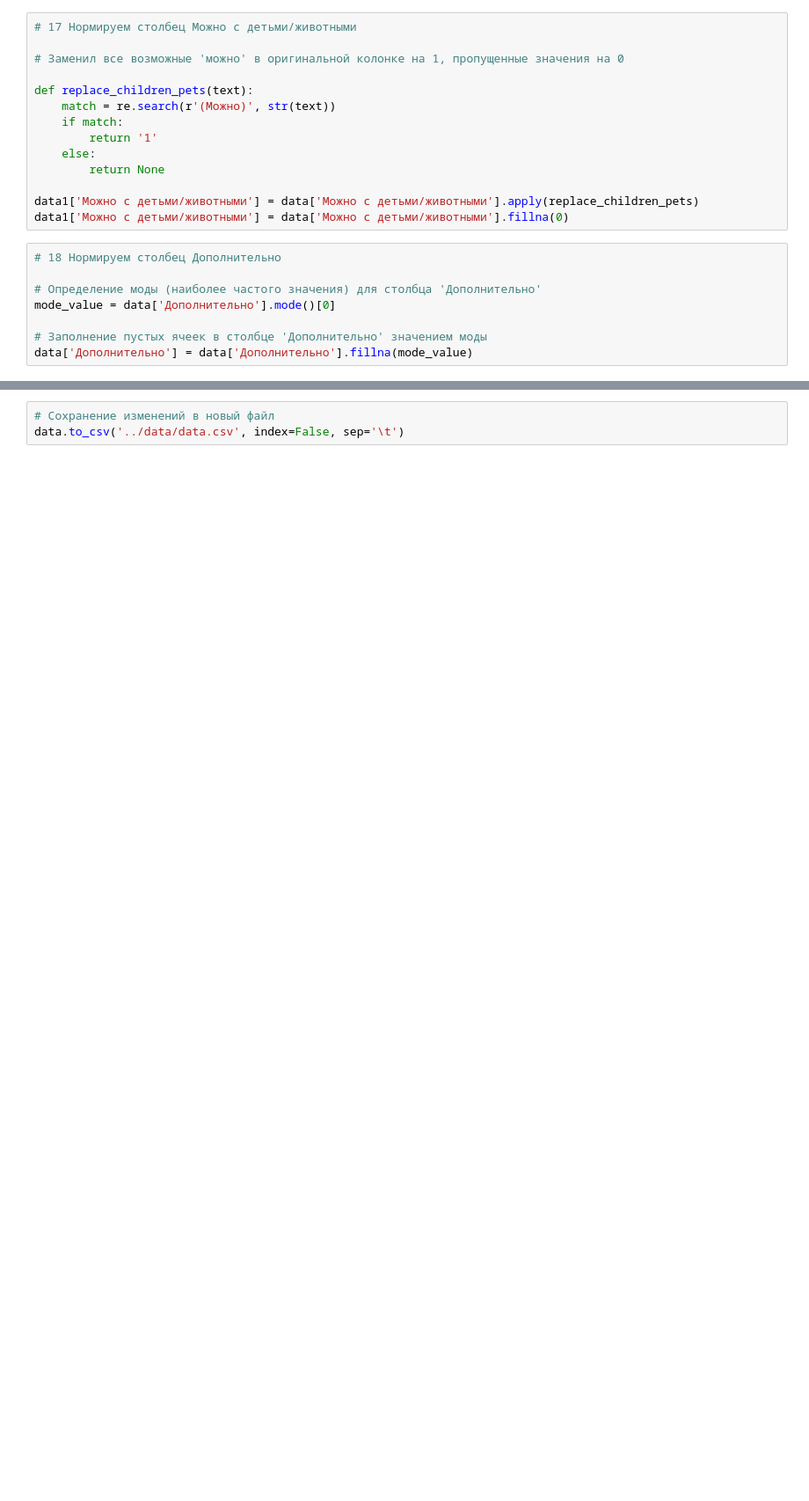
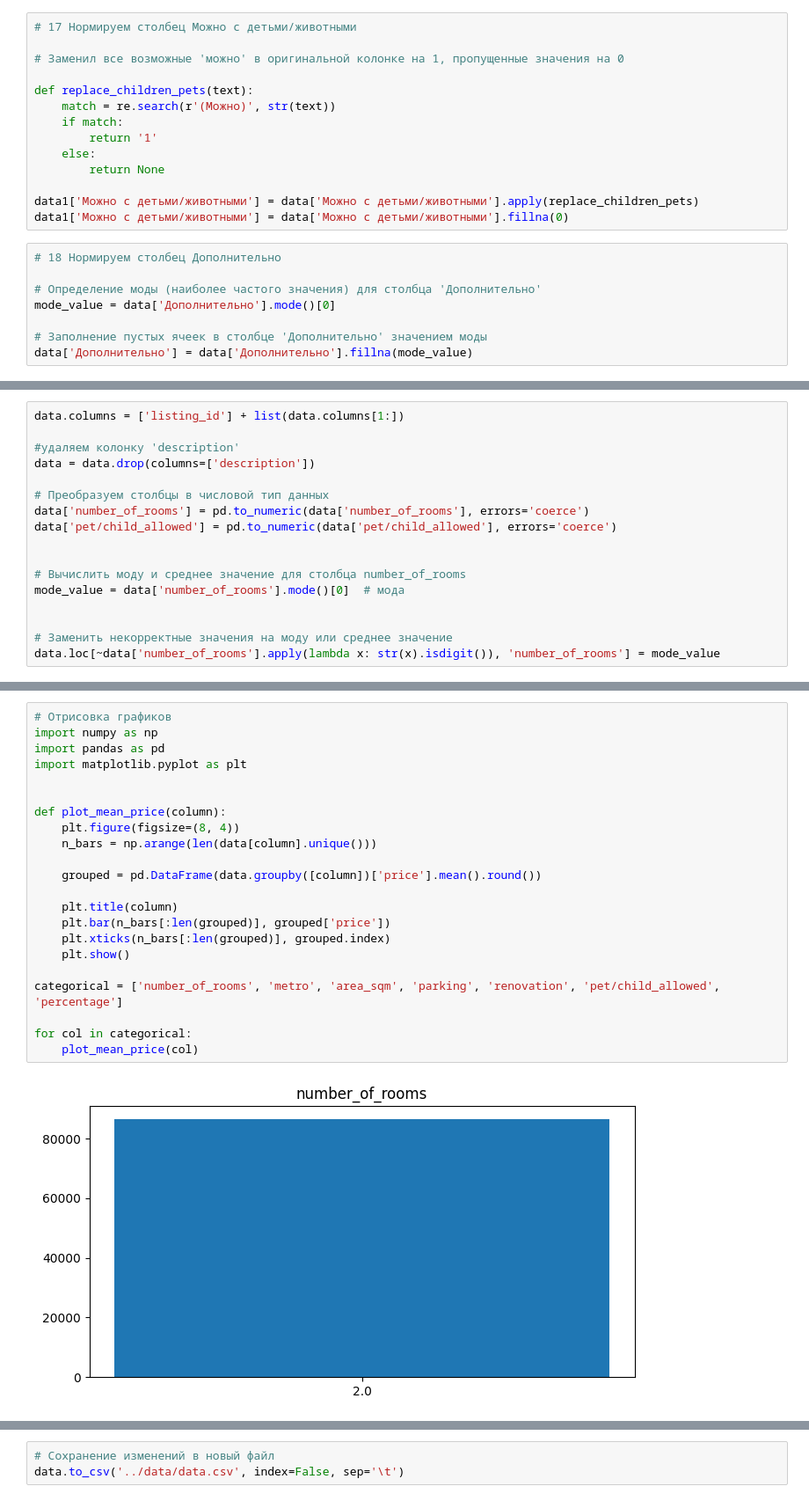
Before and after one commit to npatashkevich/Exploratory-Data-Analysis, a Jupyter notebook: notebooks/preprocessing.ipynb, the cells around one changed output, grey strips where cells are left out. Shown: that part at 88% size. Saved outputs shown, nothing was run; the diff lists cells and outputs as text; blank space fills up the shorter version.

```diff
--- a/notebooks/preprocessing.ipynb
+++ b/notebooks/preprocessing.ipynb
@@ -199,0 +239,17 @@ memory usage: 2.1+ MB
+# %%
+data.columns = ['listing_id'] + list(data.columns[1:])
+
+#удаляем колонку 'description'
+data = data.drop(columns=['description'])
+
+# Преобразуем столбцы в числовой тип данных
+data['number_of_rooms'] = pd.to_numeric(data['number_of_rooms'], errors='coerce')
+data['pet/child_allowed'] = pd.to_numeric(data['pet/child_allowed'], errors='coerce')
+
+
+# Вычислить моду и среднее значение для столбца number_of_rooms
+mode_value = data['number_of_rooms'].mode()[0]  # мода
+
+
+# Заменить некорректные значения на моду или среднее значение
+data.loc[~data['number_of_rooms'].apply(lambda x: str(x).isdigit()), 'number_of_rooms'] = mode_value
@@ -199,0 +302,24 @@ memory usage: 2.1+ MB
+# %%
+# Отрисовка графиков
+import numpy as np
+import pandas as pd
+import matplotlib.pyplot as plt
+
+
+def plot_mean_price(column):
+    plt.figure(figsize=(8, 4))
+    n_bars = np.arange(len(data[column].unique()))
+
+    grouped = pd.DataFrame(data.groupby([column])['price'].mean().round())
+
+    plt.title(column)
+    plt.bar(n_bars[:len(grouped)], grouped['price'])
+    plt.xticks(n_bars[:len(grouped)], grouped.index)
+    plt.show()
+
+categorical = ['number_of_rooms', 'metro', 'area_sqm', 'parking', 'renovation', 'pet/child_allowed', 'percentage']
+
+for col in categorical:
+    plot_mean_price(col)
+# %% [output]
+[figure, added]
```
Also changed, not shown: parts of 15 cells of this notebook, 5 other files.
